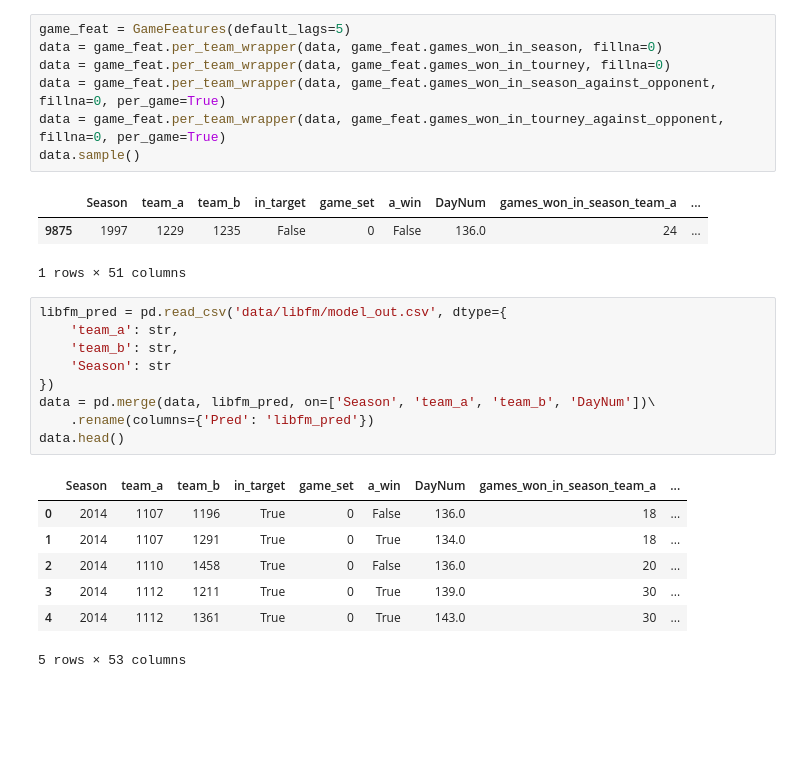
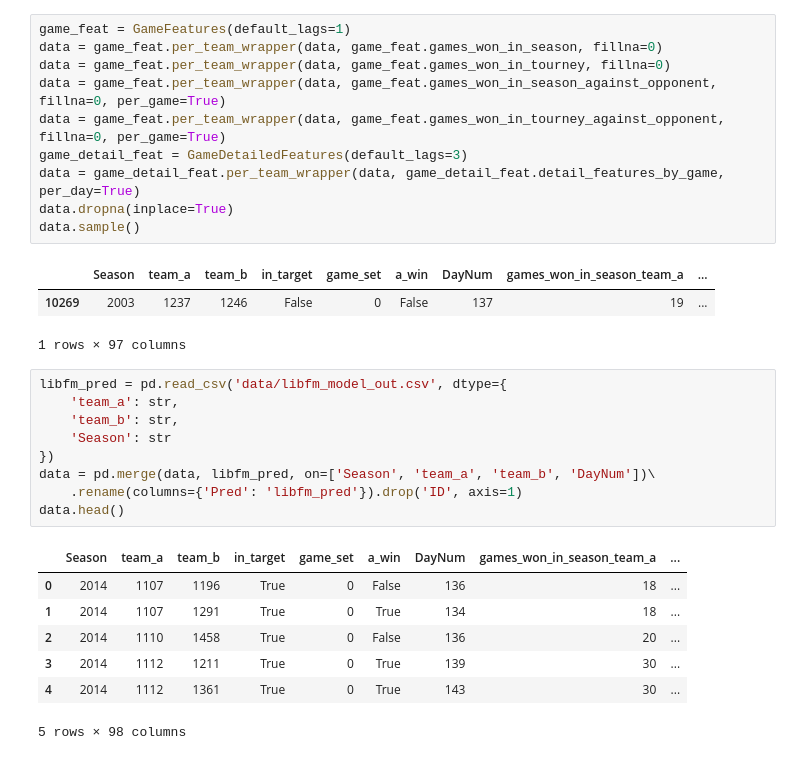
Before and after one commit to TheMoods/MarchMadness, a Jupyter notebook: 4_Jonas_XGB_Ensemble.ipynb, the cells around one changed output. Drawn from its saved outputs; the diff is of its cells as text; blank space fills up the shorter version.

```diff
--- a/4_Jonas_XGB_Ensemble.ipynb
+++ b/4_Jonas_XGB_Ensemble.ipynb
@@ -15,28 +16,31 @@ data.sample()
 # %%
-game_feat = GameFeatures(default_lags=5)
+game_feat = GameFeatures(default_lags=1)
 data = game_feat.per_team_wrapper(data, game_feat.games_won_in_season, fillna=0)
 data = game_feat.per_team_wrapper(data, game_feat.games_won_in_tourney, fillna=0)
 data = game_feat.per_team_wrapper(data, game_feat.games_won_in_season_against_opponent, fillna=0, per_game=True)
 data = game_feat.per_team_wrapper(data, game_feat.games_won_in_tourney_against_opponent, fillna=0, per_game=True)
+game_detail_feat = GameDetailedFeatures(default_lags=3)
+data = game_detail_feat.per_team_wrapper(data, game_detail_feat.detail_features_by_game, per_day=True)
+data.dropna(inplace=True)
 data.sample()
 # %% [output]
 |  | Season | team_a | team_b | in_target | game_set | a_win | DayNum | games_won_in_season_team_a | ... |
-| 9875 | 1997 | 1229 | 1235 | False | 0 | False | 136.0 | 24 | ... |
+| 10269 | 2003 | 1237 | 1246 | False | 0 | False | 137 | 19 | ... |
-1 rows × 51 columns
+1 rows × 97 columns
 # %%
-libfm_pred = pd.read_csv('data/libfm/model_out.csv', dtype={
+libfm_pred = pd.read_csv('data/libfm_model_out.csv', dtype={
     'team_a': str,
     'team_b': str,
     'Season': str
 })
 data = pd.merge(data, libfm_pred, on=['Season', 'team_a', 'team_b', 'DayNum'])\
-    .rename(columns={'Pred': 'libfm_pred'})
+    .rename(columns={'Pred': 'libfm_pred'}).drop('ID', axis=1)
 data.head()
 # %% [output]
 |  | Season | team_a | team_b | in_target | game_set | a_win | DayNum | games_won_in_season_team_a | ... |
-| 0 | 2014 | 1107 | 1196 | True | 0 | False | 136.0 | 18 | ... |
-| 1 | 2014 | 1107 | 1291 | True | 0 | True | 134.0 | 18 | ... |
-| 2 | 2014 | 1110 | 1458 | True | 0 | False | 136.0 | 20 | ... |
-| 3 | 2014 | 1112 | 1211 | True | 0 | True | 139.0 | 30 | ... |
-| 4 | 2014 | 1112 | 1361 | True | 0 | True | 143.0 | 30 | ... |
+| 0 | 2014 | 1107 | 1196 | True | 0 | False | 136 | 18 | ... |
+| 1 | 2014 | 1107 | 1291 | True | 0 | True | 134 | 18 | ... |
+| 2 | 2014 | 1110 | 1458 | True | 0 | False | 136 | 20 | ... |
+| 3 | 2014 | 1112 | 1211 | True | 0 | True | 139 | 30 | ... |
+| 4 | 2014 | 1112 | 1361 | True | 0 | True | 143 | 30 | ... |
-5 rows × 53 columns
+5 rows × 98 columns
```
Also changed, not shown: parts of 5 cells of this notebook, 3 other files.
